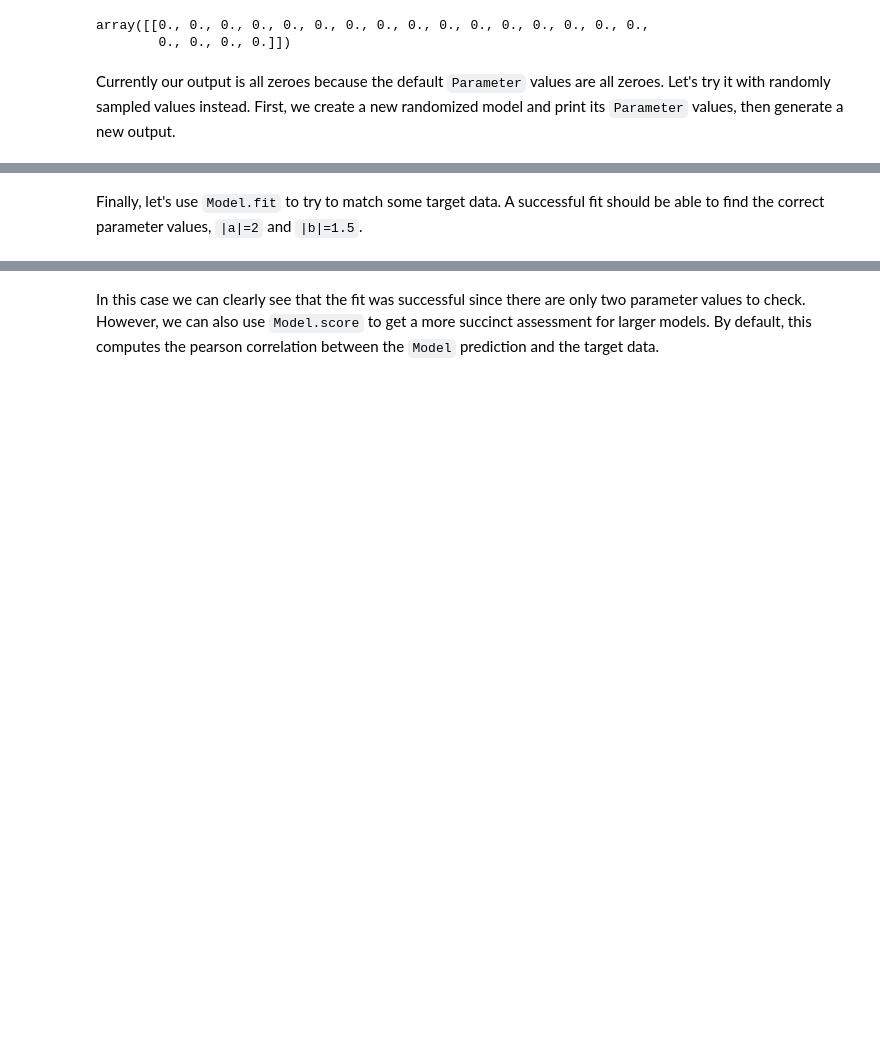
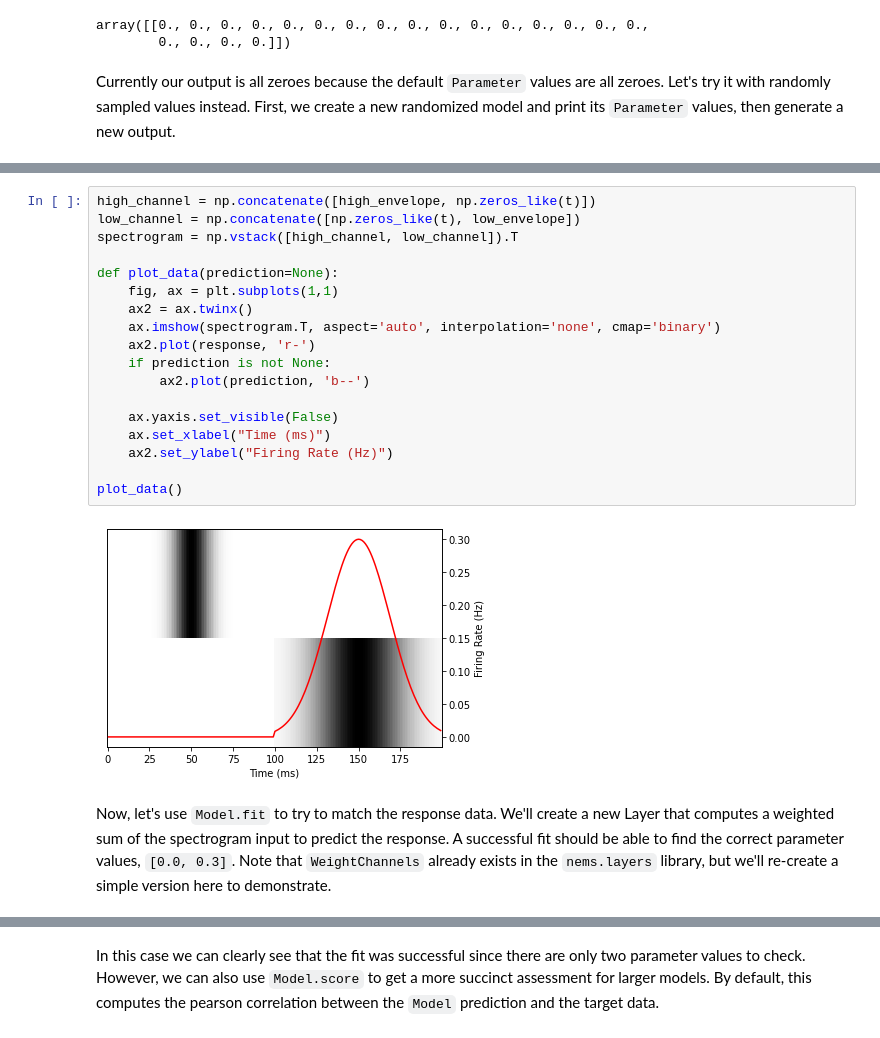
Before and after one commit to LBHB/NEMS, a Jupyter notebook: docs/source/tutorials/intro.ipynb, the cells around one changed output, grey strips where cells are left out. Drawn from its saved outputs; the diff is of its cells as text; blank space fills up the shorter version.

```diff
--- a/docs/source/tutorials/intro.ipynb
+++ b/docs/source/tutorials/intro.ipynb
@@ -228,3 +266,26 @@ array([[0.72907787, 0.300961  , 2.73497655, 1.12274434, 1.50585002,
+# %%
+high_channel = np.concatenate([high_envelope, np.zeros_like(t)])
+low_channel = np.concatenate([np.zeros_like(t), low_envelope])
+spectrogram = np.vstack([high_channel, low_channel]).T
+
+def plot_data(prediction=None):
+    fig, ax = plt.subplots(1,1)
+    ax2 = ax.twinx()
+    ax.imshow(spectrogram.T, aspect='auto', interpolation='none', cmap='binary')
+    ax2.plot(response, 'r-')
+    if prediction is not None:
+        ax2.plot(prediction, 'b--')
+
+    ax.yaxis.set_visible(False)
+    ax.set_xlabel("Time (ms)")
+    ax2.set_ylabel("Firing Rate (Hz)")
+
+plot_data()
+# %% [output]
+[figure, added]
 # %% [markdown]
-Finally, let's use `Model.fit` to try to match some target data. A successful
-fit should be able to find the correct parameter values, `|a|=2` and `|b|=1.5`.
+Now, let's use `Model.fit` to try to match the response data. We'll create a
+new Layer that computes a weighted sum of the spectrogram input to predict
+the response. A successful fit should be able to find the correct parameter
+values, `[0.0, 0.3]`. Note that `WeightChannels` already exists in the
+`nems.layers` library, but we'll re-create a simple version here to demonstrate.
```
Also changed, not shown: parts of 14 cells of this notebook.
